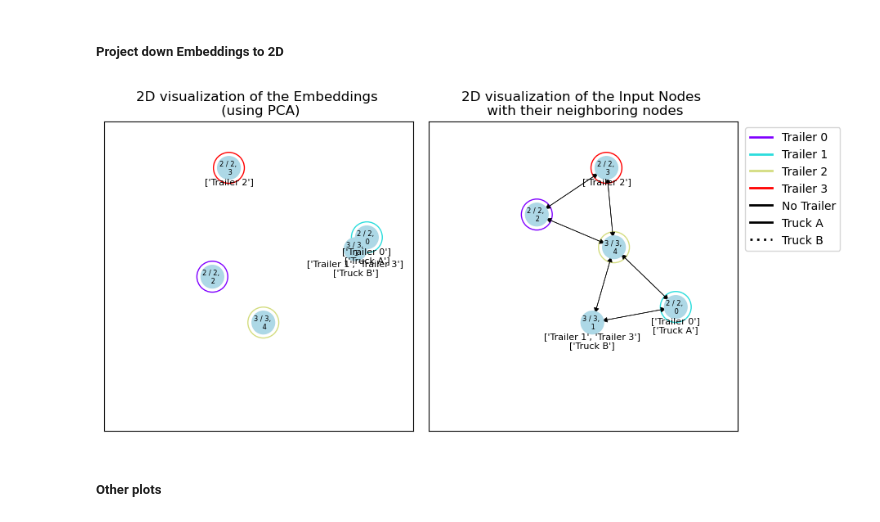
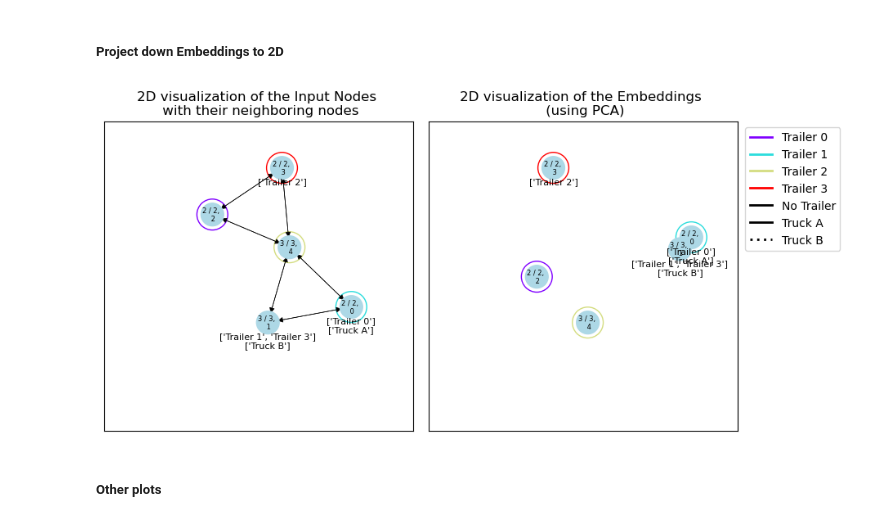
Before and after one commit to kfragkedaki/Master_Thesis, a Jupyter notebook: src/notebooks/plt_evrp.ipynb, the cells around one changed output. Saved outputs shown, nothing was run; the diff lists cells and outputs as text; code cells hidden in the pictures.

```diff
--- a/src/notebooks/plt_evrp.ipynb
+++ b/src/notebooks/plt_evrp.ipynb
@@ -553,44 +553,44 @@ plt.subplots_adjust(wspace=0.05, hspace=0.05)
 graph_embeddings = EVRPGraph(
         coords=dict(enumerate(embeddings_2d)),
         num_chargers=dict(enumerate(data["num_chargers"][0].flatten().to(int).numpy())),
         trailers_locations=data["trailers_locations"][0].flatten().to(int).numpy(),
         trailers_destinations=data["trailers_destinations"][0].flatten().to(int).numpy(),
         trucks_locations=data["trucks_locations"][0].flatten().to(int).numpy(),
 
         num_trailers=data["trailers_destinations"][0].shape[0],
         num_trucks=data["trucks_locations"][0].shape[0],
         num_nodes=data["num_chargers"][0].shape[0]
     )
 
-graph_embeddings.draw(ax=ax[0], with_labels=False)
-ax[0].set_xlim([-0.7, 1.3])
-ax[0].set_ylim([-0.7, 1.3])
-ax[0].set_aspect('equal')
-ax[0].set_title("2D visualization of the Embeddings \n (using PCA)")
+graph_embeddings.draw(ax=ax[1], with_labels=True)
+ax[1].set_xlim([-0.7, 1.3])
+ax[1].set_ylim([-0.7, 1.3])
+ax[1].set_aspect('equal')
+ax[1].set_title("2D visualization of the Embeddings \n (using PCA)")
 
 
 # Plot the 2D original data with neighboring nodes
 # fig, ax = plt.subplots()
 graph_original = EVRPGraph(
     coords=dict(enumerate(input.numpy())),
     num_chargers=dict(enumerate(data["num_chargers"][0].flatten().to(int).numpy())),
     trailers_locations=data["trailers_locations"][0].flatten().to(int).numpy(),
     trailers_destinations=data["trailers_destinations"][0].flatten().to(int).numpy(),
     trucks_locations=data["trucks_locations"][0].flatten().to(int).numpy(),
 
     num_trailers=data["trailers_destinations"][0].shape[0],
     num_trucks=data["trucks_locations"][0].shape[0],
     num_nodes=data["num_chargers"][0].shape[0]
 )
 
-graph_original.plot_neighbors(ax=ax[1], with_labels=True)
-ax[1].set_xlim([-0.7, 1.3])
-ax[1].set_ylim([-0.7, 1.3])
-ax[1].set_title("2D visualization of the Input Nodes \n with their neighboring nodes")
-ax[1].set_aspect('equal')
+graph_original.plot_neighbors(ax=ax[0], with_labels=False)
+ax[0].set_xlim([-0.7, 1.3])
+ax[0].set_ylim([-0.7, 1.3])
+ax[0].set_title("2D visualization of the Input Nodes \n with their neighboring nodes")
+ax[0].set_aspect('equal')
 plt.show()
 # %% [output]
-[figure, old version]
+[figure, new version]
 # %% [markdown]
 ##### Other plots
 # %%
```
